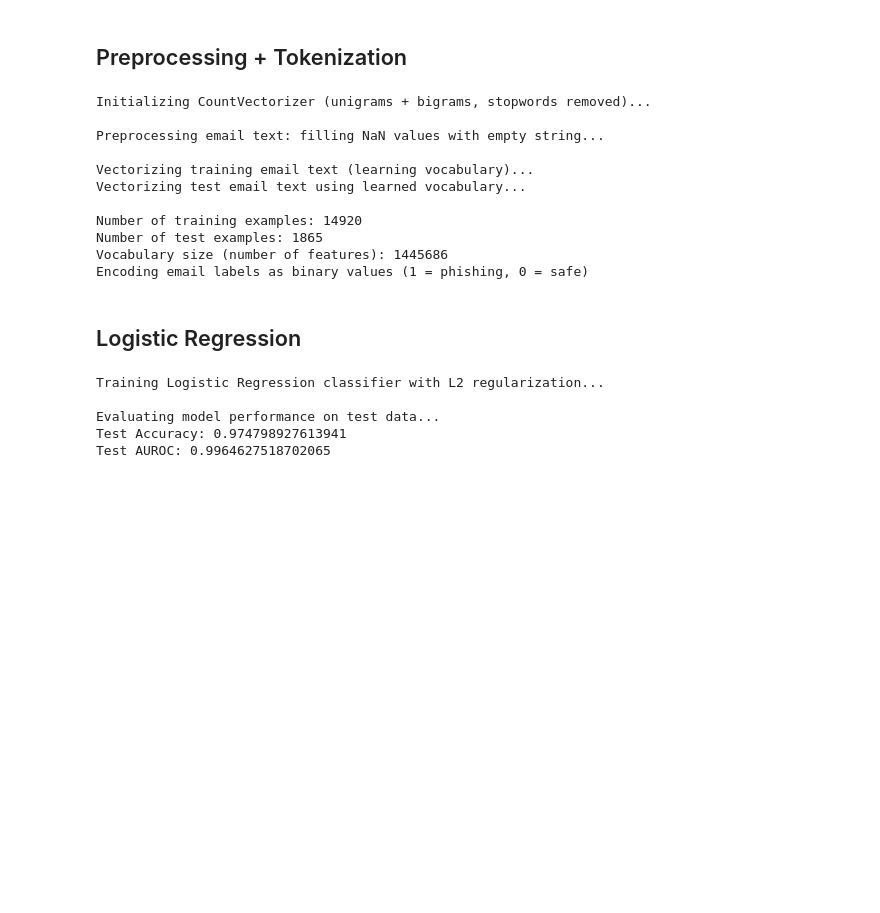
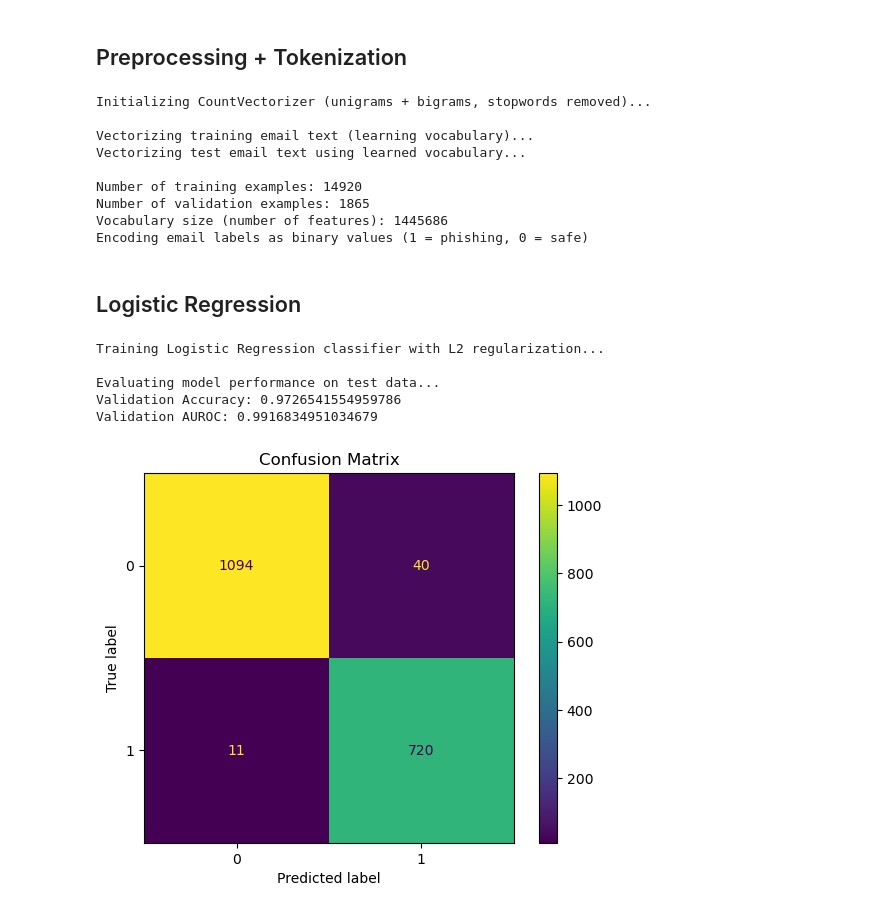
Before and after one commit to Drew-Levy/E-ML, a Jupyter notebook: E-ML.ipynb, the cells around one changed output. Cells and saved outputs as stored; diff of their text form; code cells hidden in the pictures; blank space fills up the shorter version.

```diff
--- a/E-ML.ipynb
+++ b/E-ML.ipynb
@@ -138,38 +130,25 @@ Total Samples              14,920
 print("Initializing CountVectorizer (unigrams + bigrams, stopwords removed)...\n")
 vectorizer = CountVectorizer(stop_words = 'english', ngram_range=(1,2) )
 
-print("Preprocessing email text: filling NaN values with empty string...\n")
-# Fill NaN with empty string for vertorizer transform
-train_email_text = train_df["Email Text"].fillna("")
-test_email_text = test_df["Email Text"].fillna("")
-
-
 print("Vectorizing training email text (learning vocabulary)...")
-# Fit vectorizer on training data only to avoid data leakage
 X_train = vectorizer.fit_transform(train_email_text)
 
 print("Vectorizing test email text using learned vocabulary...\n")
-X_test = vectorizer.transform(test_email_text)
+X_val = vectorizer.transform(validation_email_text)
 
-print(f"Number of training examples: {X_train.shape[0]}")
-print(f"Number of test examples: {X_test.shape[0]}")
 print(f"Vocabulary size (number of features): {X_train.shape[1]}")
 
-
 print("Encoding email labels as binary values (1 = phishing, 0 = safe)\n")
-# Convert email labels to binary values: 1 for phishing emails, 0 for safe emails
 Y_train = (train_df["Email Type"] == "Phishing Email").astype(int)
-Y_test = (test_df["Email Type"] == "Phishing Email").astype(int)
+Y_val = (validation_df["Email Type"] == "Phishing Email").astype(int)
 # %% [output]
 Initializing CountVectorizer (unigrams + bigrams, stopwords removed)...
-
-Preprocessing email text: filling NaN values with empty string...
 
 Vectorizing training email text (learning vocabulary)...
 Vectorizing test email text using learned vocabulary...
 
 Number of training examples: 14920
-Number of test examples: 1865
+Number of validation examples: 1865
 Vocabulary size (number of features): 1445686
 Encoding email labels as binary values (1 = phishing, 0 = safe)
 # %% [markdown]
@@ -180,16 +159,24 @@ lr_classifier = LogisticRegression(penalty="l2",max_iter=3000,random_state=42)
 
 lr_classifier.fit(X_train, Y_train)
 
-y_pred = lr_classifier.predict(X_test)
+y_pred = lr_classifier.predict(X_val)
 
-y_proba = lr_classifier.predict_proba(X_test)[:, 1]
+y_proba = lr_classifier.predict_proba(X_val)[:, 1]
 
 print("Evaluating model performance on test data...")
-print("Test Accuracy:", accuracy_score(Y_test, y_pred))
-print("Test AUROC:", roc_auc_score(Y_test, y_proba))
+print("Validation Accuracy:", accuracy_score(Y_val, y_pred))
+print("Validation AUROC:", roc_auc_score(Y_val, y_proba))
 # %% [output]
 Training Logistic Regression classifier with L2 regularization...
 
 Evaluating model performance on test data...
-Test Accuracy: 0.974798927613941
-Test AUROC: 0.9964627518702065
+Validation Accuracy: 0.9726541554959786
+Validation AUROC: 0.9916834951034679
+# %%
+y_pred = lr_classifier.predict(X_val)
+c_matrix = confusion_matrix(Y_val, y_pred)
+ConfusionMatrixDisplay(confusion_matrix=c_matrix).plot()
+plt.title('Confusion Matrix')
+plt.show()
+# %% [output]
+[figure, added]
```
Also changed, not shown: parts of 4 cells of this notebook.
